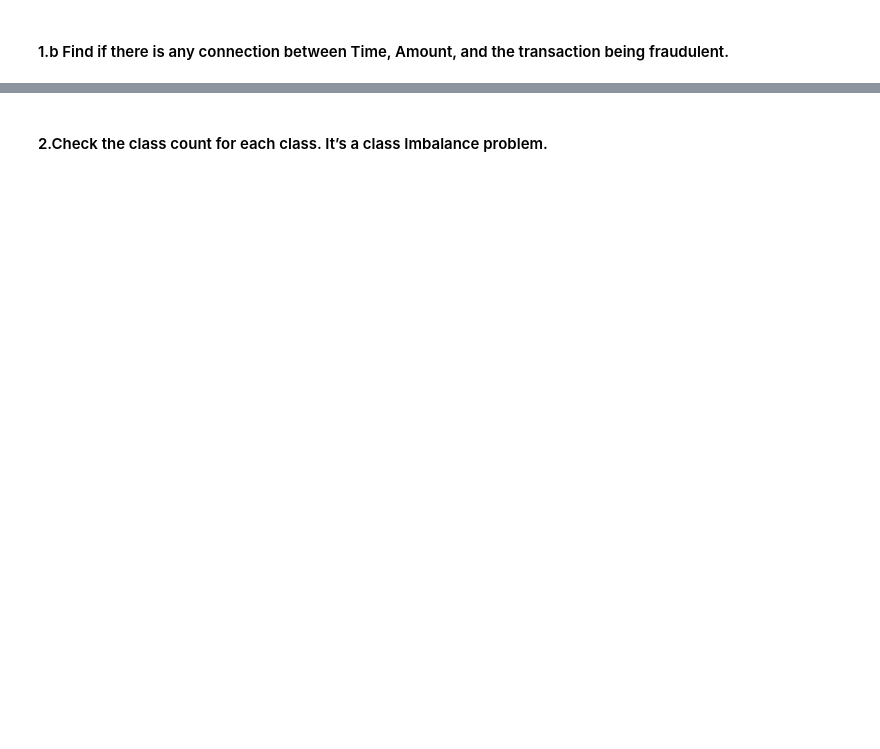
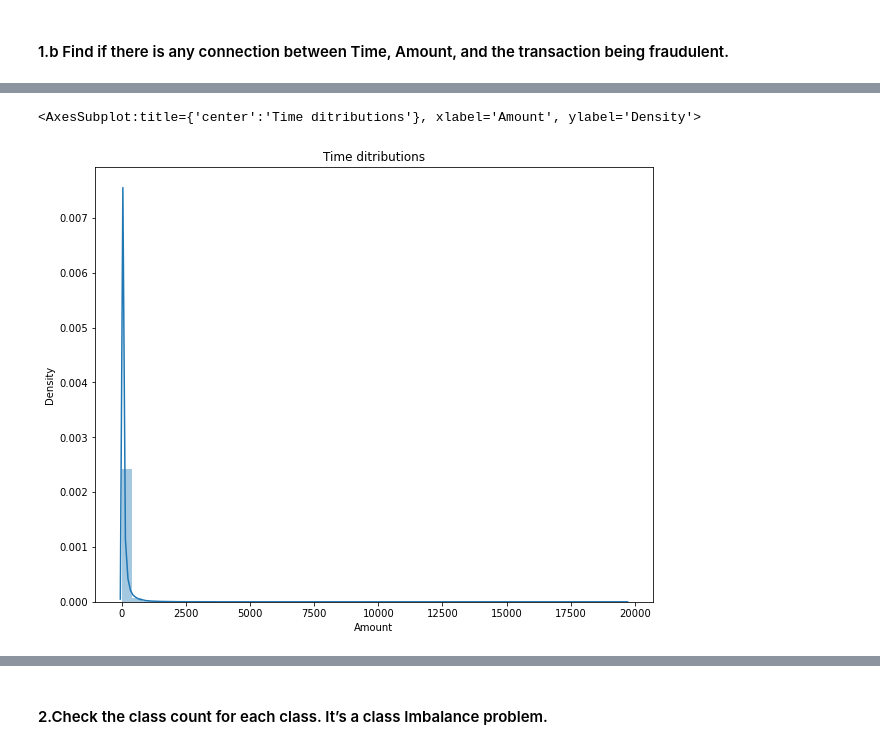
Before and after one commit to kaleshkk/AI-projects, a Jupyter notebook: Project 2/Finance.ipynb, the cells around one changed output, grey strips where cells are left out. Saved outputs shown, nothing was run; the diff lists cells and outputs as text; code cells hidden in the pictures; blank space fills up the shorter version.

```diff
--- a/Project 2/Finance.ipynb
+++ b/Project 2/Finance.ipynb
@@ -111,6 +174,9 @@ plt.title('Transaction Times')
 # %%
 # visualizations of amount
 plt.figure(figsize=(10,8))
 plt.title("Time ditributions")
-sns.distplot(df_train_original.Amount)
+sns.distplot(df_train.Amount)
+# %% [output]
+<AxesSubplot:title={'center':'Time ditributions'}, xlabel='Amount', ylabel='Density'>
+[figure, added]
 # %%
```
Also changed, not shown: parts of 71 cells of this notebook.
